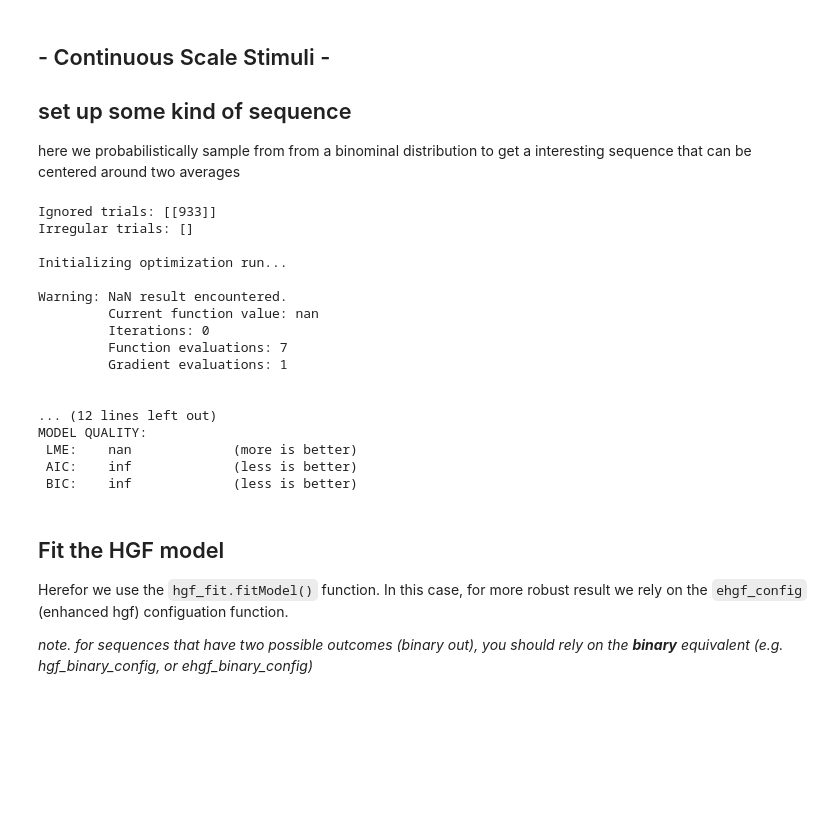
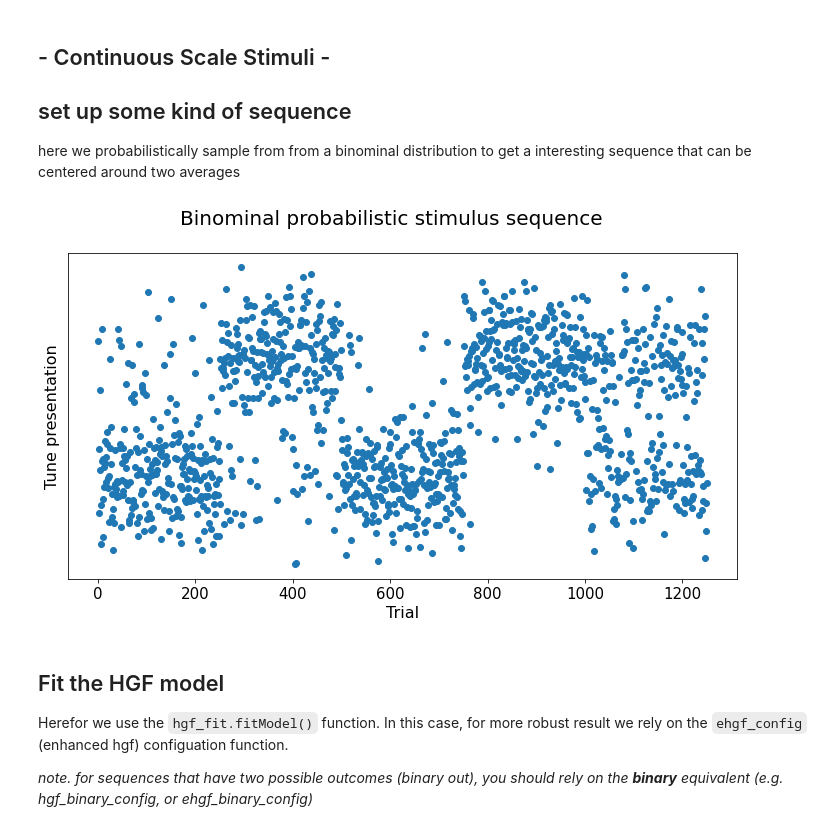
Before and after one commit to TetricusLabs/HGF-Models, a Jupyter notebook: HGF Demo.ipynb, the cells around one changed output. Saved outputs shown, nothing was run; the diff lists cells and outputs as text; code cells hidden in the pictures; blank space fills up the shorter version.

```diff
--- a/HGF Demo.ipynb
+++ b/HGF Demo.ipynb
@@ -38,41 +37,48 @@ here we probabilistically sample from from a binominal distribution to get a int
 # %%
 # set trials per blocks and number of blocks
 n_blocks = 5
 tpb = 250
 
 # methed of how to jitter
 jitter_method = 'gaussian'   # jitter method: gaussian, or uniform, or False
 jitter_amount = 1
 
 # set probabilities of A - B
 probz = [0.5, 0.125, 0.03125, 0.875, 0.96875]
 stim_values = [4, 8]
 
 # create array to sture stimuli
 stims = np.empty(n_blocks * tpb)
-r = hgf_fit.fitModel([],
-                     stims,
-                     tapas_softmax_mu3_config,
-                     bayes_optimal_config,
-                     quasinewton_optim_config)
+trails = np.arange(1, len(stims)+1)
+
+# shuffle probability of accurence in block
+random.seed(123)
+random.shuffle(probz)
+
+# loop over block and set
+for i in range(n_blocks):
+    # set our probailistic numbers
+    stims[i*tpb:(i*tpb)+tpb] = np.random.choice(stim_values, tpb, p=[probz[i], 1-probz[i]])
+    # add jitter
+    if jitter_method == 'gaussian':
+        stims[i*tpb:(i*tpb)+tpb] += np.random.normal(0, jitter_amount, size=tpb)
+    elif jitter_method == 'uniform':
+        stims[i*tpb:(i*tpb)+tpb] += np.random.uniform(0, jitter_amount, size=tpb)
+
+# and plot
+fig, ax = plt.subplots(figsize=(12, 6))
+plt.scatter(trails, stims)
+
+plt.suptitle('Binominal probabilistic stimulus sequence',fontsize=20);
+plt.xlabel('Trial', fontsize=16)
+plt.ylabel('Tune presentation', fontsize=16)
+
+plt.xticks(fontsize=15)
+plt.yticks(fontsize=15)
+ax = plt.gca()
+ax.axes.yaxis.set_ticks([]);
 # %% [output]
-Ignored trials: [[933]]
-Irregular trials: []
-
-Initializing optimization run...
-
-Warning: NaN result encountered.
-         Current function value: nan
-         Iterations: 0
-         Function evaluations: 7
-         Gradient evaluations: 1
-
-
-... (12 lines left out)
-MODEL QUALITY:
- LME:    nan             (more is better)
- AIC:    inf             (less is better)
- BIC:    inf             (less is better)
+[figure, added]
 # %% [markdown]
 ## Fit the HGF model
 
```
Also changed, not shown: parts of 2 cells of this notebook, 4 other files.
